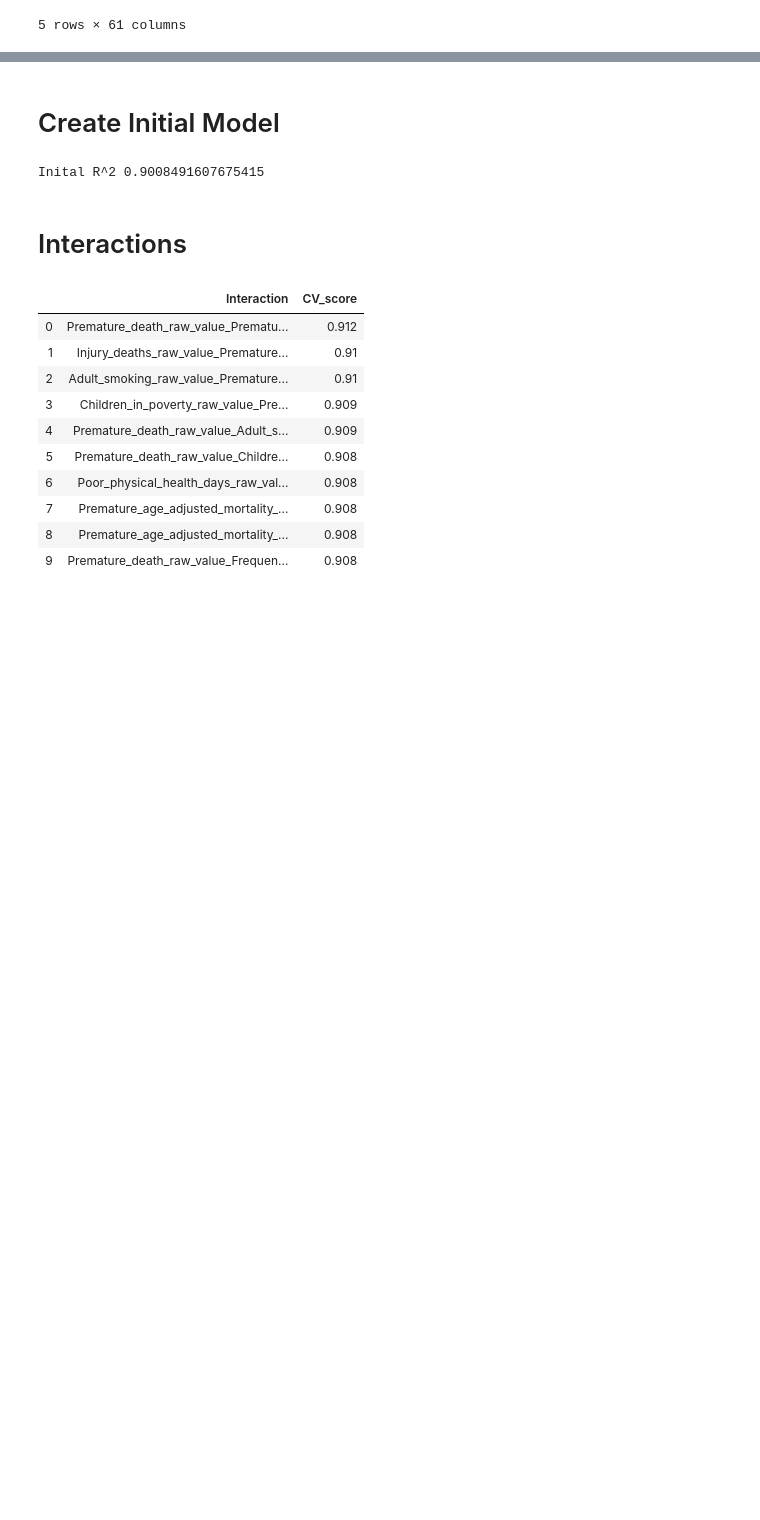
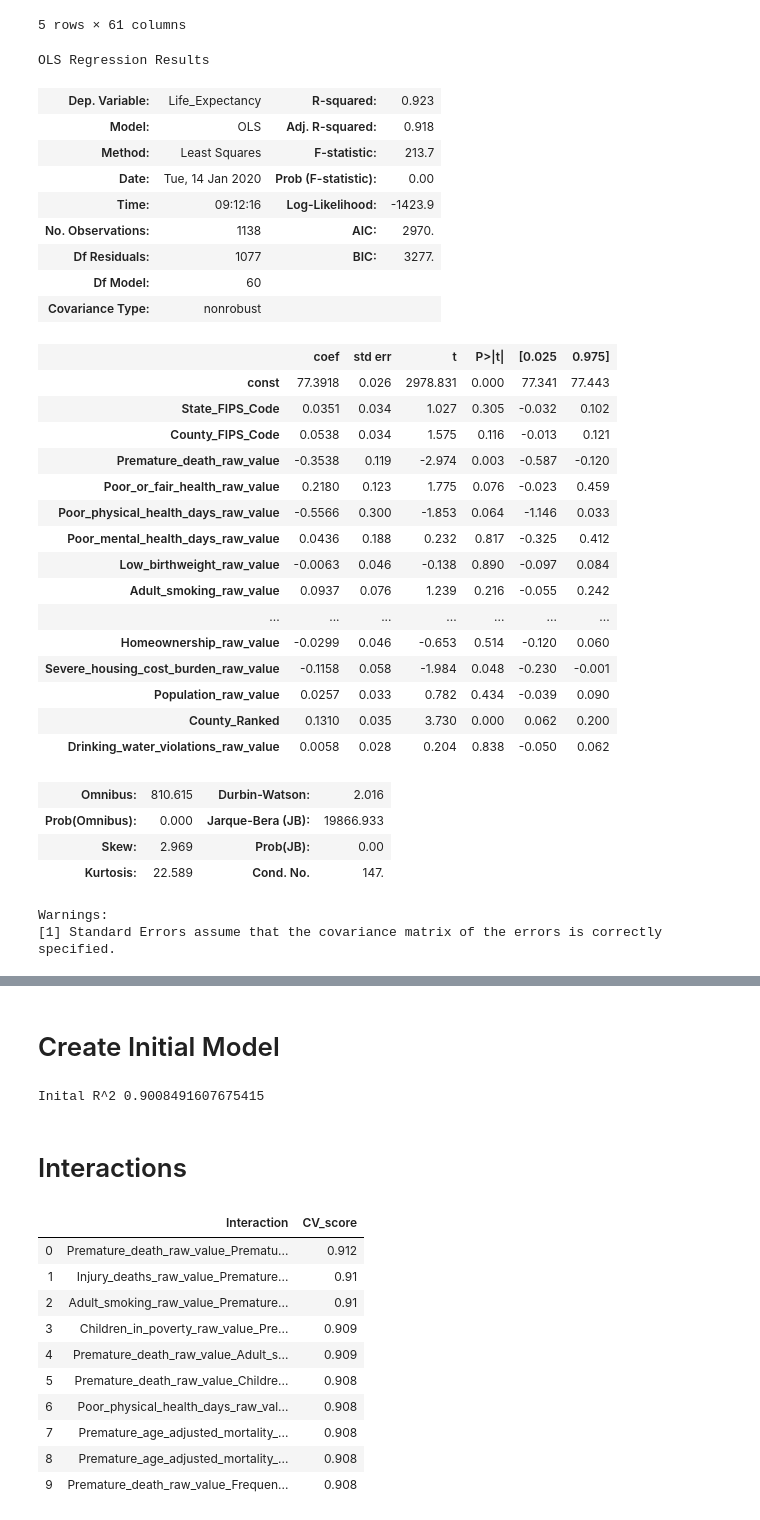
Before and after one commit to Matt-Newton998/Life_Expectancy-Mod04_Project, a Jupyter notebook: Modelling_Matt.ipynb, the cells around one changed output, grey strips where cells are left out. Saved outputs shown, nothing was run; the diff lists cells and outputs as text; code cells hidden in the pictures; blank space fills up the shorter version.

```diff
--- a/Modelling_Matt.ipynb
+++ b/Modelling_Matt.ipynb
@@ -76,0 +88,38 @@ df_model.head()
+# %%
+X_const = sm.add_constant(X)
+
+model = sm.OLS(y, X_const).fit()
+model.summary()
+# %% [output]
+OLS Regression Results
+| Dep. Variable: | Life_Expectancy | R-squared: | 0.923 |
+| Model: | OLS | Adj. R-squared: | 0.918 |
+| Method: | Least Squares | F-statistic: | 213.7 |
+| Date: | Tue, 14 Jan 2020 | Prob (F-statistic): | 0.00 |
+| Time: | 09:12:16 | Log-Likelihood: | -1423.9 |
+| No. Observations: | 1138 | AIC: | 2970. |
+| Df Residuals: | 1077 | BIC: | 3277. |
+| Df Model: | 60 |  |  |
+| Covariance Type: | nonrobust |  |  |
+|  | coef | std err | t | P>|t| | [0.025 | 0.975] |
+| const | 77.3918 | 0.026 | 2978.831 | 0.000 | 77.341 | 77.443 |
+| State_FIPS_Code | 0.0351 | 0.034 | 1.027 | 0.305 | -0.032 | 0.102 |
+| County_FIPS_Code | 0.0538 | 0.034 | 1.575 | 0.116 | -0.013 | 0.121 |
+| Premature_death_raw_value | -0.3538 | 0.119 | -2.974 | 0.003 | -0.587 | -0.120 |
+| Poor_or_fair_health_raw_value | 0.2180 | 0.123 | 1.775 | 0.076 | -0.023 | 0.459 |
+| Poor_physical_health_days_raw_value | -0.5566 | 0.300 | -1.853 | 0.064 | -1.146 | 0.033 |
+| Poor_mental_health_days_raw_value | 0.0436 | 0.188 | 0.232 | 0.817 | -0.325 | 0.412 |
+| Low_birthweight_raw_value | -0.0063 | 0.046 | -0.138 | 0.890 | -0.097 | 0.084 |
+| Adult_smoking_raw_value | 0.0937 | 0.076 | 1.239 | 0.216 | -0.055 | 0.242 |
+| ... | ... | ... | ... | ... | ... | ... |
+| Homeownership_raw_value | -0.0299 | 0.046 | -0.653 | 0.514 | -0.120 | 0.060 |
+| Severe_housing_cost_burden_raw_value | -0.1158 | 0.058 | -1.984 | 0.048 | -0.230 | -0.001 |
+| Population_raw_value | 0.0257 | 0.033 | 0.782 | 0.434 | -0.039 | 0.090 |
+| County_Ranked | 0.1310 | 0.035 | 3.730 | 0.000 | 0.062 | 0.200 |
+| Drinking_water_violations_raw_value | 0.0058 | 0.028 | 0.204 | 0.838 | -0.050 | 0.062 |
+| Omnibus: | 810.615 | Durbin-Watson: | 2.016 |
+| Prob(Omnibus): | 0.000 | Jarque-Bera (JB): | 19866.933 |
+| Skew: | 2.969 | Prob(JB): | 0.00 |
+| Kurtosis: | 22.589 | Cond. No. | 147. |
+Warnings:
+[1] Standard Errors assume that the covariance matrix of the errors is correctly specified.
```
Also changed, not shown: parts of 4 cells of this notebook.
